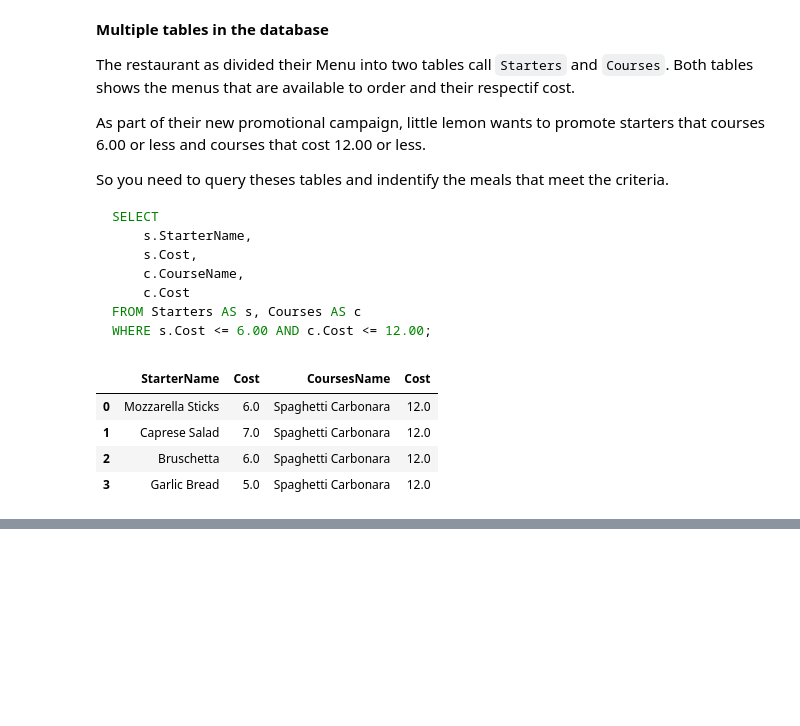
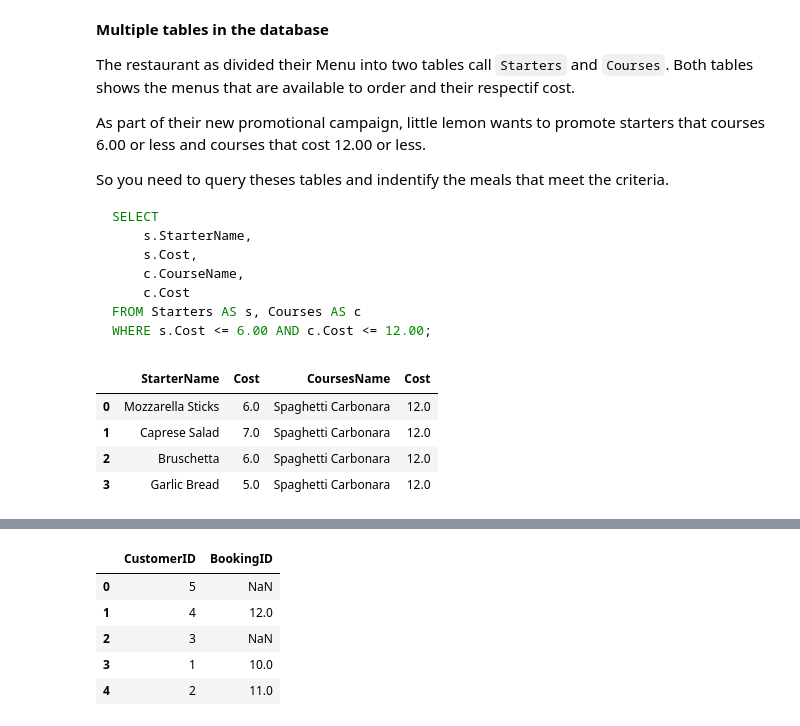
Before and after one commit to tawounfouet/meta-database-engineer, a Jupyter notebook: Course 3 - Database Structures and Management with MySQL/week_1-filtering-grouping-joining_tables/02_joining_tables.ipynb, the cells around one changed output, grey strips where cells are left out. Saved outputs shown, nothing was run; the diff lists cells and outputs as text; code cells hidden in the pictures; blank space fills up the shorter version.

```diff
--- a/Course 3 - Database Structures and Management with MySQL/week_1-filtering-grouping-joining_tables/02_joining_tables.ipynb
+++ b/Course 3 - Database Structures and Management with MySQL/week_1-filtering-grouping-joining_tables/02_joining_tables.ipynb
@@ -265,0 +551,16 @@ result
+# %%
+query = """
+SELECT Customers.CustomerID, Bookings.BookingID
+FROM Customers LEFT JOIN Bookings
+ON Customers.CustomerID = Bookings.CustomerID;
+"""
+
+result = pd.read_sql(query, connection)
+result
+# %% [output]
+|  | CustomerID | BookingID |
+| 0 | 5 | NaN |
+| 1 | 4 | 12.0 |
+| 2 | 3 | NaN |
+| 3 | 1 | 10.0 |
+| 4 | 2 | 11.0 |
```
Also changed, not shown: parts of 14 cells of this notebook, 5 other files.
